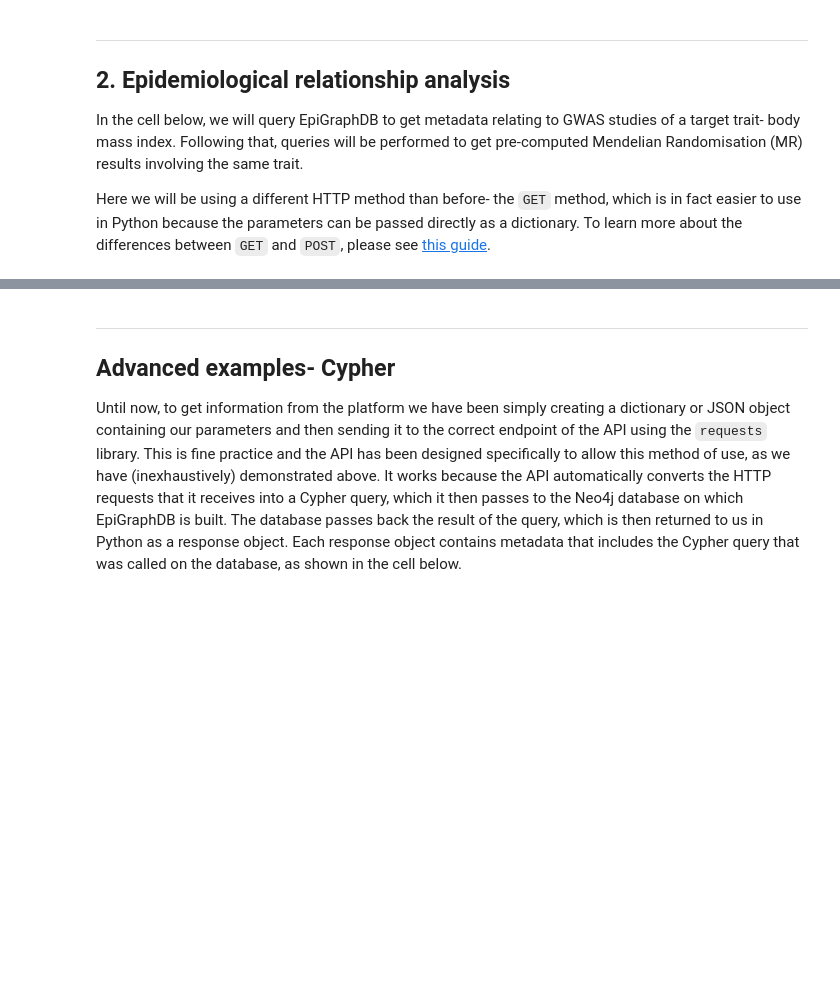
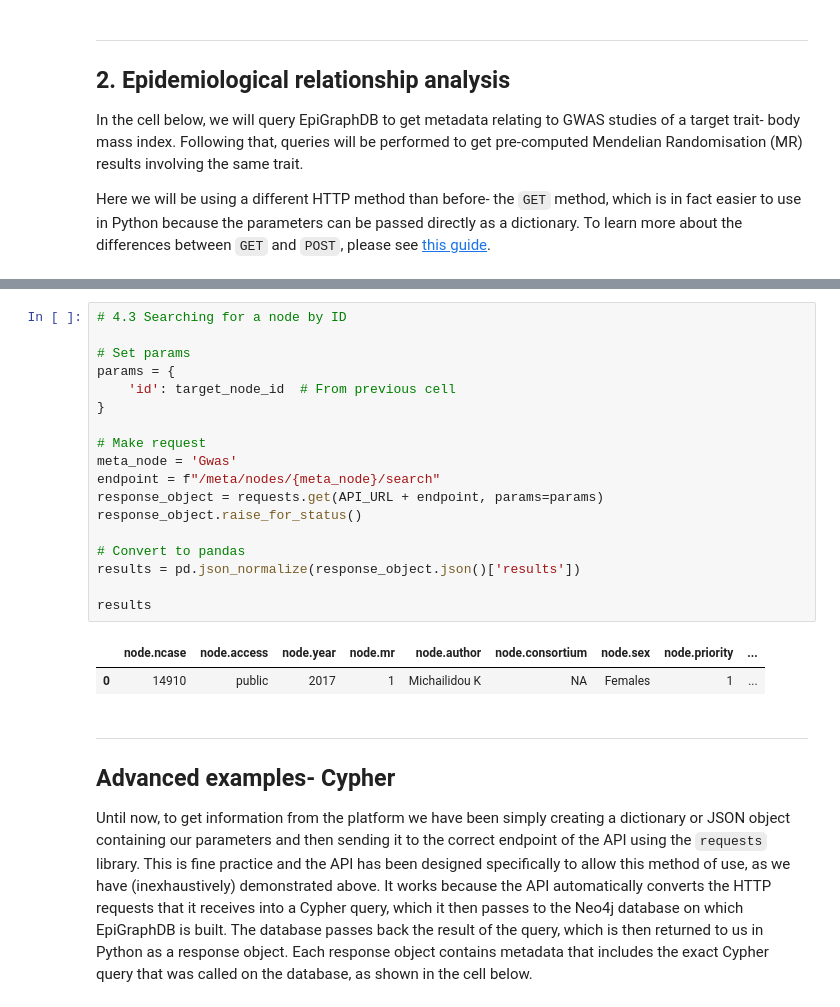
Before and after one commit to MRCIEU/epigraphdb, a Jupyter notebook: general-examples/getting_started_with_epigraph.ipynb, the cells around one changed output, grey strips where cells are left out. Cells and saved outputs as stored; diff of their text form; blank space fills up the shorter version.

```diff
--- a/general-examples/getting_started_with_epigraph.ipynb
+++ b/general-examples/getting_started_with_epigraph.ipynb
@@ -212,6 +279,27 @@ lit_df
+# %%
+# 4.3 Searching for a node by ID
+
+# Set params
+params = {
+    'id': target_node_id  # From previous cell
+}
+
+# Make request
+meta_node = 'Gwas'
+endpoint = f"/meta/nodes/{meta_node}/search"
+response_object = requests.get(API_URL + endpoint, params=params)
+response_object.raise_for_status()
+
+# Convert to pandas
+results = pd.json_normalize(response_object.json()['results'])
+
+results
+# %% [output]
+|  | node.ncase | node.access | node.year | node.mr | node.author | node.consortium | node.sex | node.priority | ... |
+| 0 | 14910 | public | 2017 | 1 | Michailidou K | NA | Females | 1 | ... |
 # %% [markdown]
 ***
 ## Advanced examples- Cypher
 
-Until now, to get information from the platform we have been simply creating a dictionary or JSON object containing our parameters and then sending it to the correct endpoint of the API using the `requests` library. This is fine practice and the API has been designed specifically to allow this method of use, as we have (inexhaustively) demonstrated above. It works because the API automatically converts the HTTP requests that it receives into a Cypher query, which it then passes to the Neo4j database on which EpiGraphDB is built. The database passes back the result of the query, which is then returned to us in Python as a response object. Each response object contains metadata that includes the Cypher query that was called on the database, as shown in the cell below.
+Until now, to get information from the platform we have been simply creating a dictionary or JSON object containing our parameters and then sending it to the correct endpoint of the API using the `requests` library. This is fine practice and the API has been designed specifically to allow this method of use, as we have (inexhaustively) demonstrated above. It works because the API automatically converts the HTTP requests that it receives into a Cypher query, which it then passes to the Neo4j database on which EpiGraphDB is built. The database passes back the result of the query, which is then returned to us in Python as a response object. Each response object contains metadata that includes the exact Cypher query that was called on the database, as shown in the cell below.
 # %%
```
Also changed, not shown: parts of 20 cells of this notebook.
